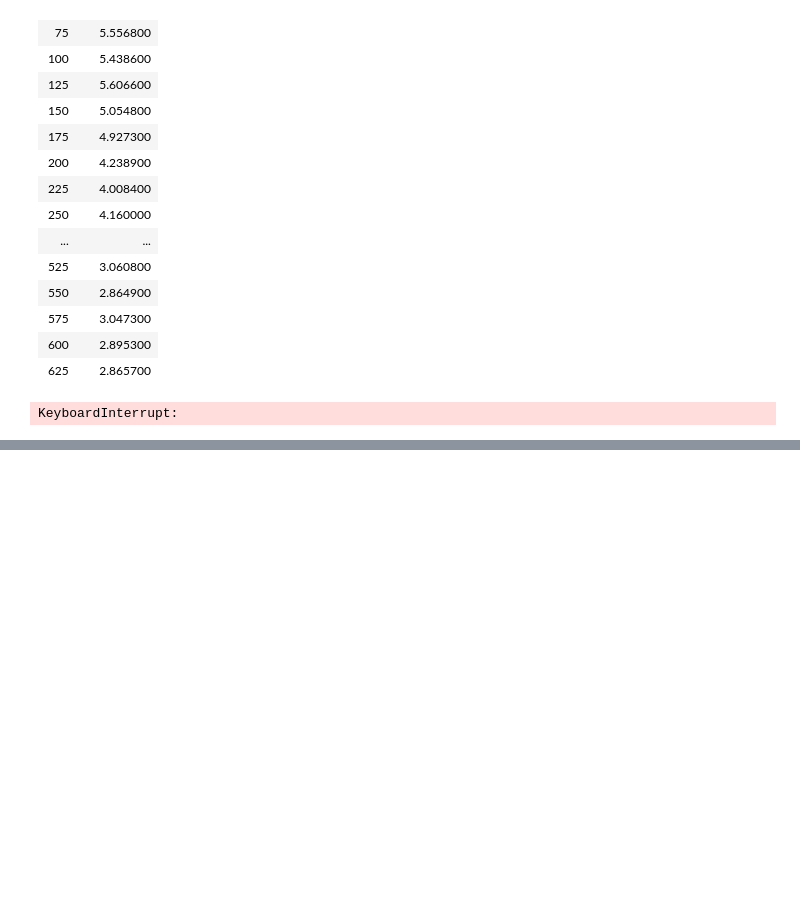
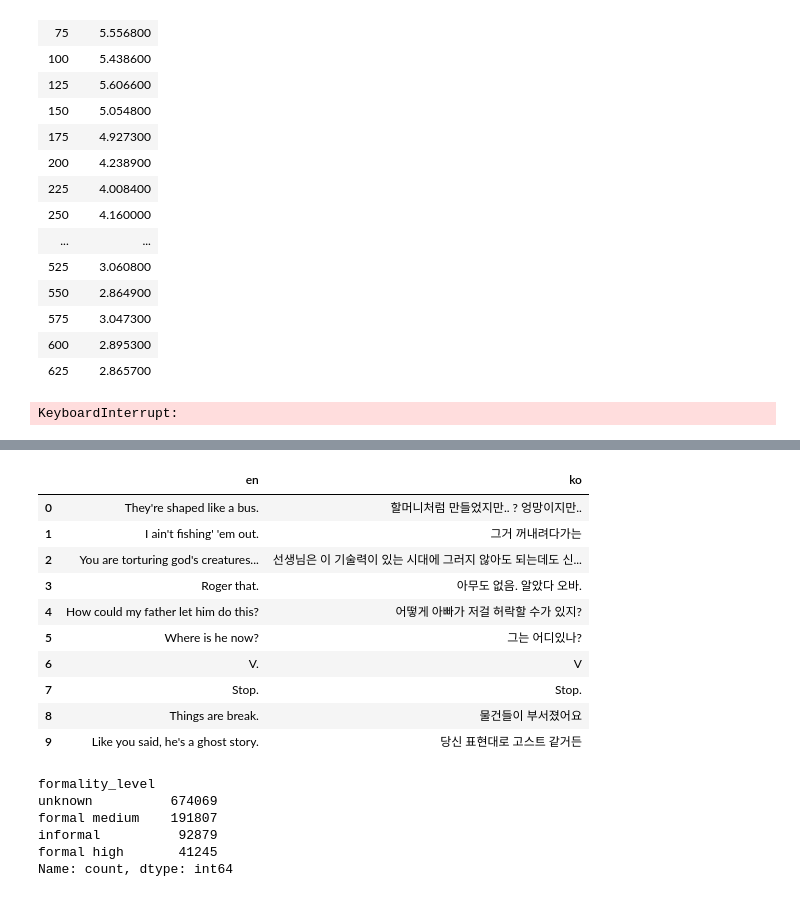
Before and after one commit to eliotarntz/NLP-translation-model-project, a Jupyter notebook: Compiled_project_notebook.ipynb, the cells around one changed output, grey strips where cells are left out. Cells and saved outputs as stored; diff of their text form; code cells hidden in the pictures; blank space fills up the shorter version.

```diff
--- a/Compiled_project_notebook.ipynb
+++ b/Compiled_project_notebook.ipynb
@@ -910,0 +933,15 @@ trainer.model.save_pretrained('.\eliot_illama_model')
+# %%
+
+from datasets import load_dataset
+
+# Load the dataset
+dataset = load_dataset("Helsinki-NLP/opus-100", "en-ko")
+
+# Function to extract sentences
+def extract_sentences(batch):
+    en_sentences = [item['en'] for item in batch['translation']]
+    ko_sentences = [item['ko'] for item in batch['translation']]
+    return {"en": en_sentences, "ko": ko_sentences}
+
+# Apply the function to the dataset
+extracted_dataset = dataset.map(extract_sentences, batched=True)
@@ -910,0 +971,53 @@ trainer.model.save_pretrained('.\eliot_illama_model')
+# %%
+import pandas as pd
+
+
+# Convert to pandas DataFrame
+df = pd.DataFrame({
+    "en": extracted_dataset['train']['en'],
+    "ko": extracted_dataset['train']['ko']
+})
+# %%
+df.head(10)
+# %% [output]
+|  | en | ko |
+| 0 | They're shaped like a bus. | 할머니처럼 만들었지만.. ? 엉망이지만.. |
+| 1 | I ain't fishing' 'em out. | 그거 꺼내려다가는 |
+| 2 | You are torturing god's creatures... | 선생님은 이 기술력이 있는 시대에 그러지 않아도 되는데도 신... |
+| 3 | Roger that. | 아무도 없음. 알았다 오바. |
+| 4 | How could my father let him do this? | 어떻게 아빠가 저걸 허락할 수가 있지? |
+| 5 | Where is he now? | 그는 어디있나? |
+| 6 | V. | V |
+| 7 | Stop. | Stop. |
+| 8 | Things are break. | 물건들이 부서졌어요 |
+| 9 | Like you said, he's a ghost story. | 당신 표현대로 고스트 같거든 |
+# %%
+import pandas as pd
+import re
+
+# Function to classify formality level
+def classify_formality_level(sentence):
+    sentence = sentence.strip()
+    if re.search(r'니다[.!?]*$', sentence):
+        return "formal high"
+    elif re.search(r'요[.!?]*$', sentence):
+        return "formal medium"
+    elif re.search(r'[다어][.!?]*$', sentence):
+        return "informal"
+    else:
+        return "unknown"
+# Add formality level column
+df['formality_level'] = df['ko'].apply(classify_formality_level)
+
+# Count the number of sentences in each formality level
+formality_counts = df['formality_level'].value_counts()
+
+# Display the counts
+print(formality_counts)
+# %% [output]
+formality_level
+unknown          674069
+formal medium    191807
+informal          92879
+formal high       41245
+Name: count, dtype: int64
```
Also changed, not shown: parts of 49 cells of this notebook.
